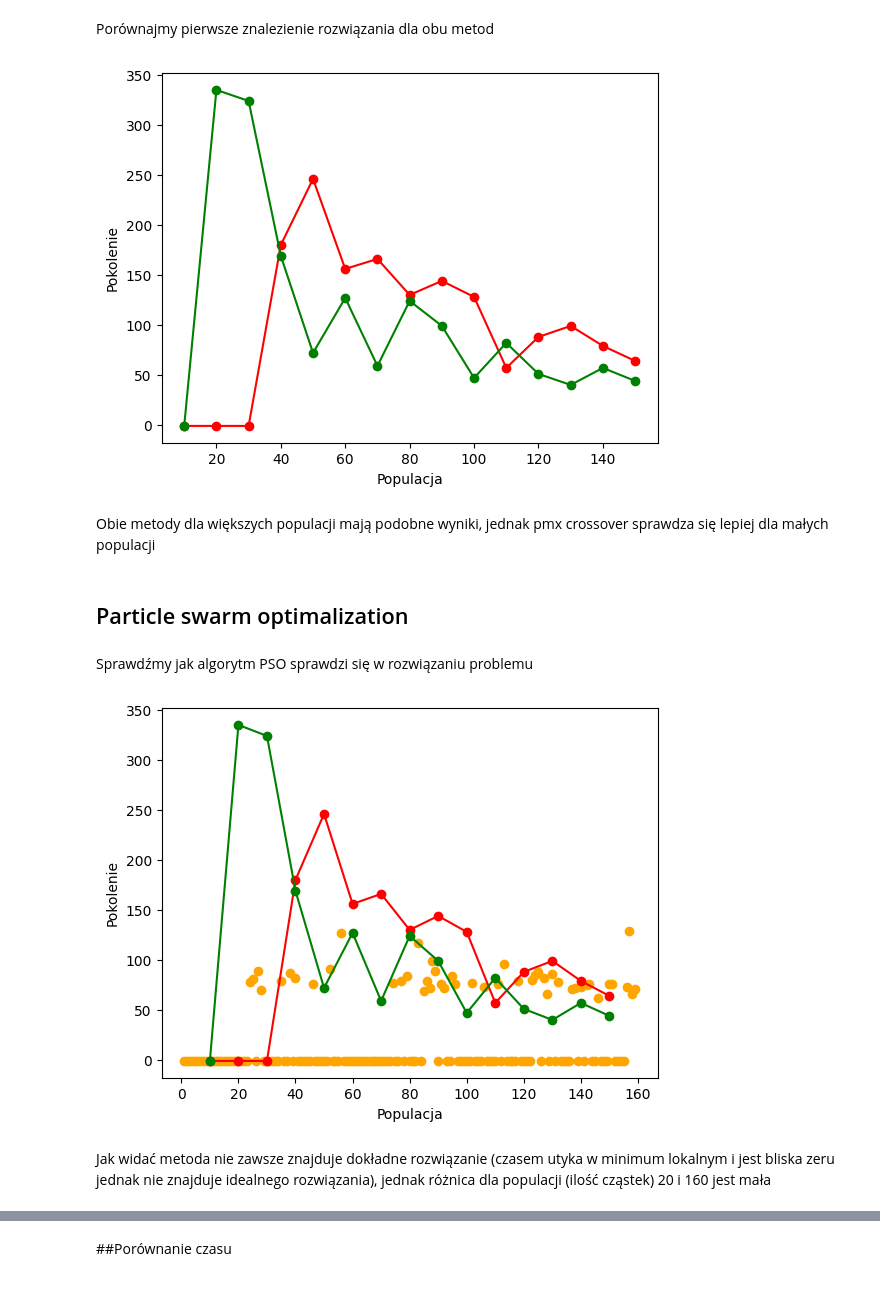
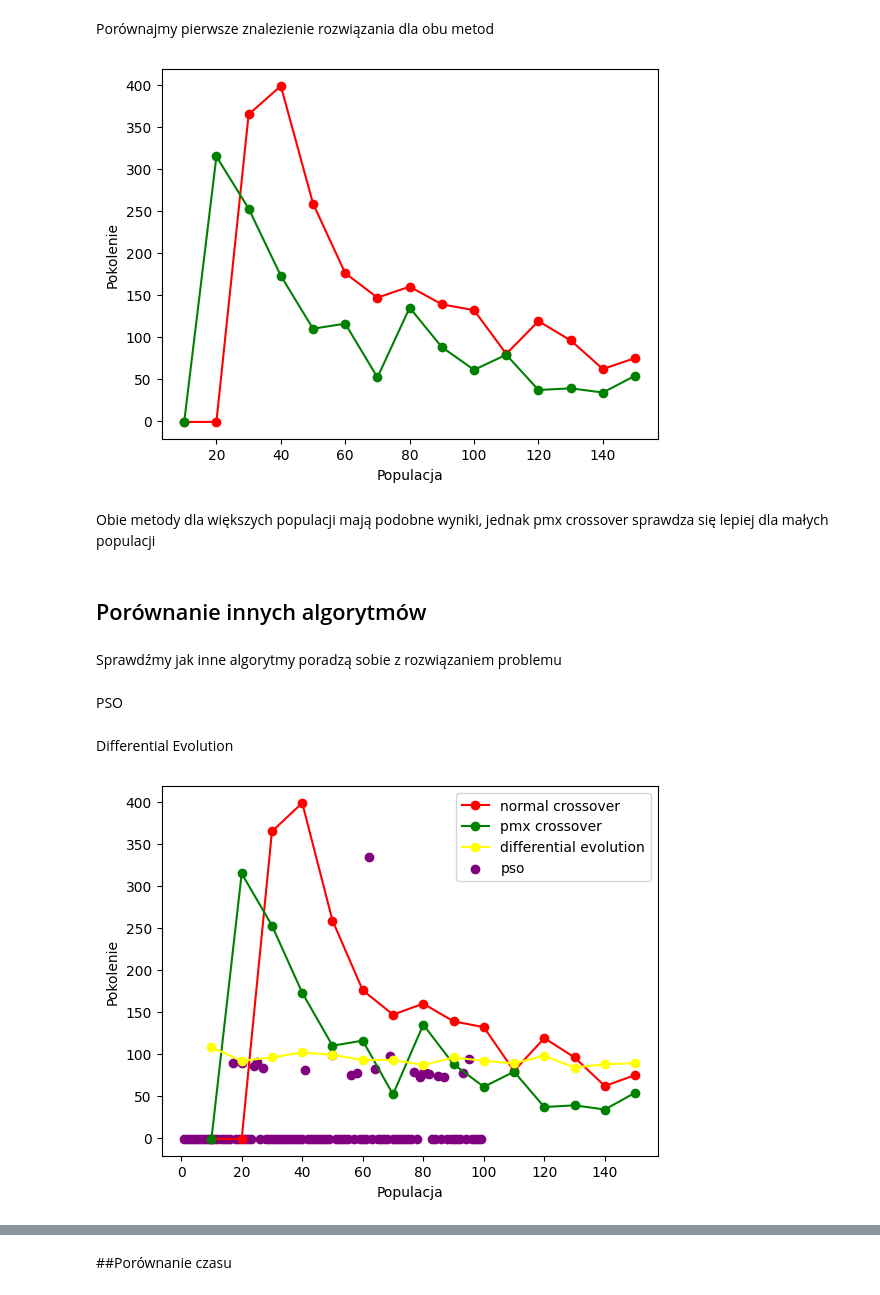
Before and after one commit to WalkedKO/Circle-In-Square-problem-with-scikit-opt, a Jupyter notebook: Circle_In_Square_problem_with_guofei9987_scikit_opt.ipynb, the cells around one changed output, grey strips where cells are left out. Saved outputs shown, nothing was run; the diff lists cells and outputs as text; code cells hidden in the pictures.

```diff
--- a/Circle_In_Square_problem_with_guofei9987_scikit_opt.ipynb
+++ b/Circle_In_Square_problem_with_guofei9987_scikit_opt.ipynb
@@ -168,39 +172,55 @@ Jak widać, metoda ta jest lepsza ponieważ radzi sobie szybko już dla populacj
 # %% [markdown]
 Porównajmy pierwsze znalezienie rozwiązania dla obu metod
 # %%
-plt.plot([i*10 for i in range(1,16)], normal_crossover_occurs, color = 'red', label = 'normal crossover', marker='o')
+plt.plot([i*10 for i in range(1,16)], normal_crossover, color = 'red', label = 'normal crossover', marker='o')
 plt.plot([i*10 for i in range(1,16)], pmx_occurs, color='green', label = 'pmx crossover', marker='o')
 plt.ylabel('Pokolenie')
 plt.xlabel('Populacja')
 plt.show()
 # %% [output]
-[figure, old version]
+[figure, new version]
 # %% [markdown]
 Obie metody dla większych populacji mają podobne wyniki, jednak pmx crossover sprawdza się lepiej dla małych populacji
-# %% [markdown]
-## Particle swarm optimalization
-# %% [markdown]
-Sprawdźmy jak algorytm PSO sprawdzi się w rozwiązaniu problemu
+# %% [markdown]
+## Porównanie innych algorytmów
+# %% [markdown]
+Sprawdźmy jak inne algorytmy poradzą sobie z rozwiązaniem problemu
+# %% [markdown]
+PSO
 # %%
 from sko.PSO import PSO
 pso_result = []
-for cpop in range(1,160):
+for cpop in range(1,100):
     ga = PSO(func = fitness, pop = cpop, n_dim = 3, max_iter = 400, lb=[-10, -10, 0], ub=[10, 10, 20])
     ga.run()
     Y_history = pd.DataFrame(ga.gbest_y_hist)
     first_occur = first_correct(Y_history, epsilon)
     if first_occur != -1:
       plt.axvline(x = first_occur, color = 'b', label = 'pierwsze rozwiazanie')
-    print(cpop)
     pso_result.append(first_occur)
+# %% [markdown]
+Differential Evolution
+# %%
+from sko.DE import DE
+de_result = []
+for i in range(1, 16):
+    cpop = i * 10
+    de = DE(func = fitness, size_pop = cpop, n_dim = 3, max_iter = 400, lb=[-10, -10, 0], ub=[10, 10, 20])
+    de.run()
+    Y_history = pd.DataFrame(de.all_history_Y)
+    first_occur = first_correct(Y_history, epsilon)
+    if first_occur != -1:
+      plt.axvline(x = first_occur, color = 'b', label = 'pierwsze rozwiazanie')
+    print(cpop)
+    de_result.append(first_occur)
 # %%
-plt.plot([i*10 for i in range(1,16)], normal_crossover_occurs, color = 'red', label = 'normal crossover', marker='o')
+plt.plot([i*10 for i in range(1,16)], normal_crossover, color = 'red', label = 'normal crossover', marker='o')
 plt.plot([i*10 for i in range(1,16)], pmx_occurs, color='green', label = 'pmx crossover', marker='o')
-plt.scatter(range(1,160), pso_result, color='orange')
+plt.plot([i*10 for i in range(1,16)], de_result, color='yellow', label = 'differential evolution', marker='o')
+plt.scatter(range(1,100), pso_result, color = 'purple', label = 'pso')
 plt.ylabel('Pokolenie')
 plt.xlabel('Populacja')
+plt.legend()
 plt.show()
 # %% [output]
-[figure, old version]
+[figure, new version]
-# %% [markdown]
-Jak widać metoda nie zawsze znajduje dokładne rozwiązanie (czasem utyka w minimum lokalnym i jest bliska zeru jednak nie znajduje idealnego rozwiązania), jednak różnica dla populacji (ilość cząstek) 20 i 160 jest mała
```
Also changed, not shown: parts of 11 cells of this notebook.
